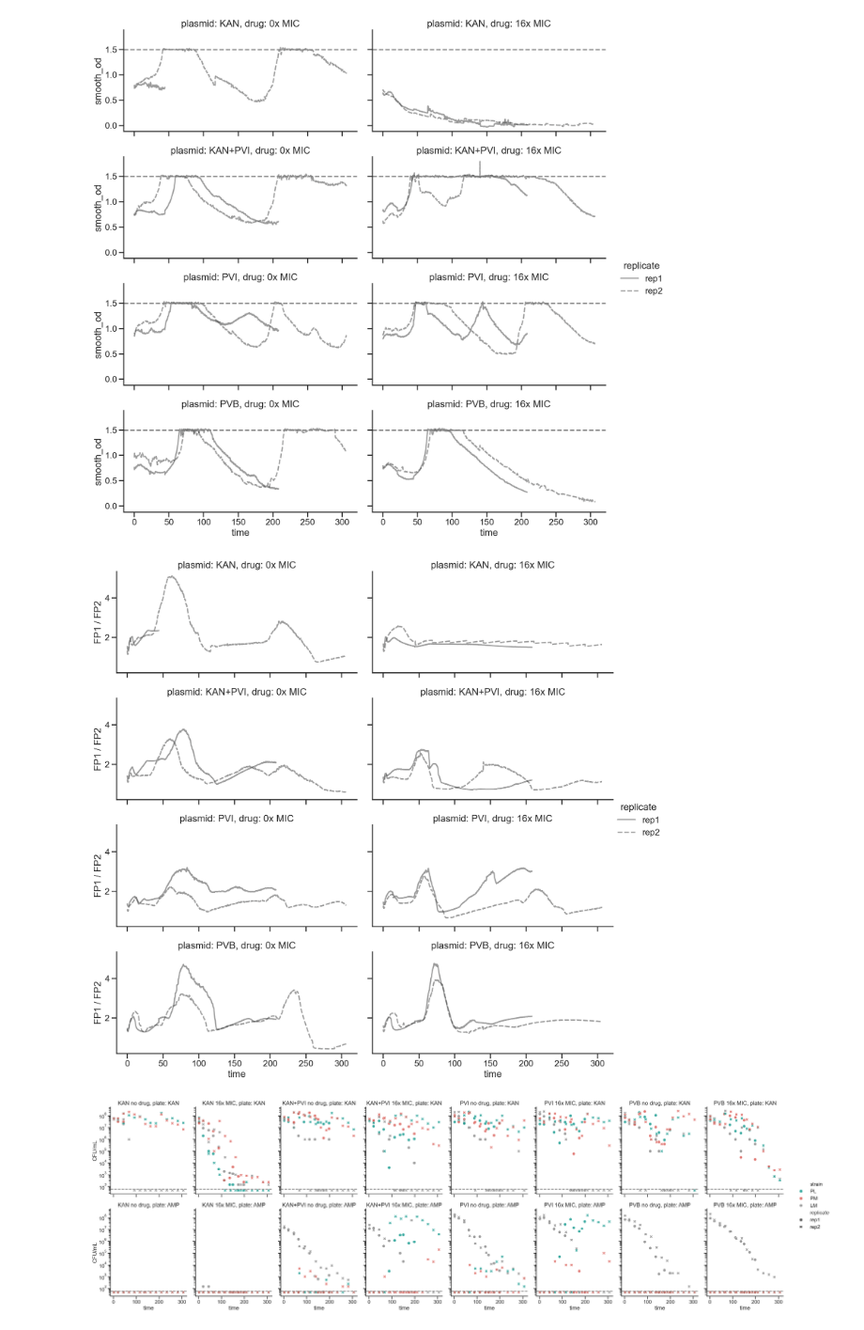
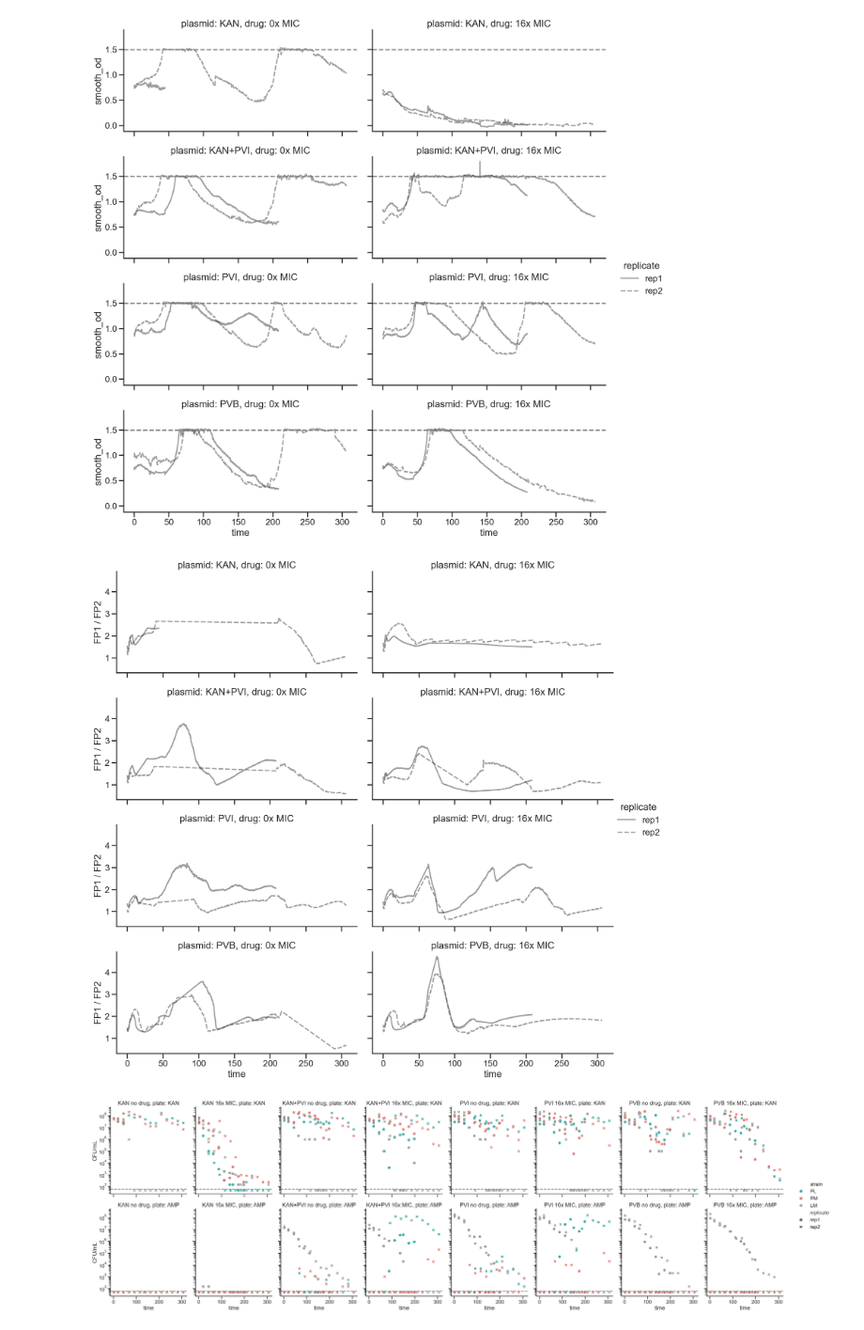
Before and after one commit to microbial-pangenomes-lab/2026_tricomm, a Jupyter notebook: examples.ipynb, the cells around one changed output. Shown at 94% size. Saved outputs shown, nothing was run; the diff lists cells and outputs as text; code cells hidden in the pictures.

```diff
--- a/examples.ipynb
+++ b/examples.ipynb
@@ -42,21 +42,21 @@ cp.map(plt.axhline, y=1.5, color='grey', linestyle='--');
 # %%
 cp = sns.relplot(data=m,
                  x='time',
-                 y='smooth_FP1_emit1_FP2_emit1_ratio',
+                 y='smooth_norm_masked_FP1_emit1_FP2_emit1_ratio',
                  col='drug',
                  style='replicate',
                  row='plasmid',
                  kind='line',
                  height=3.5, aspect=2,
                  color='xkcd:dark grey',
                  alpha=0.5,
                 )
 
 # cp.set(yscale='log')
 cp.set_titles("plasmid: {row_name}, drug: {col_name}x MIC")
 cp.set(ylabel='FP1 / FP2');
 # %% [output]
-[figure, old version]
+[figure, new version]
 # %%
 cp = sns.relplot(data=c,
                  x='time',
```
Also changed, not shown: 6 other files.
